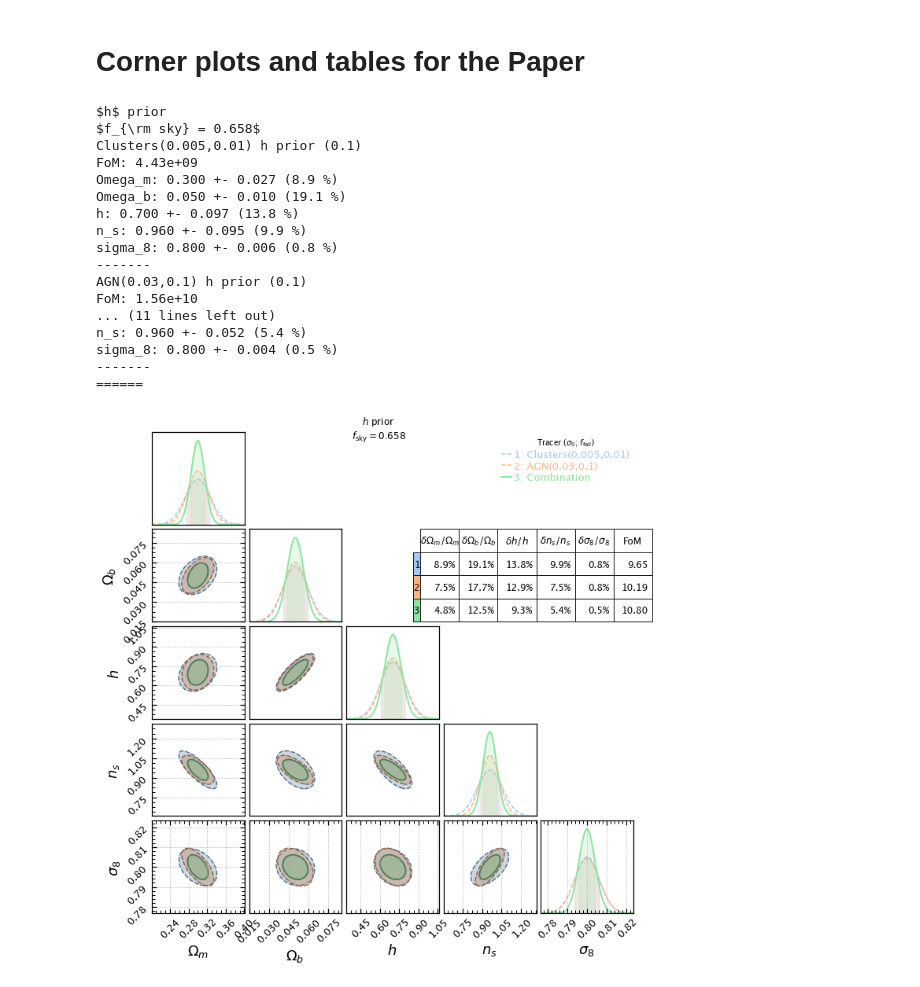
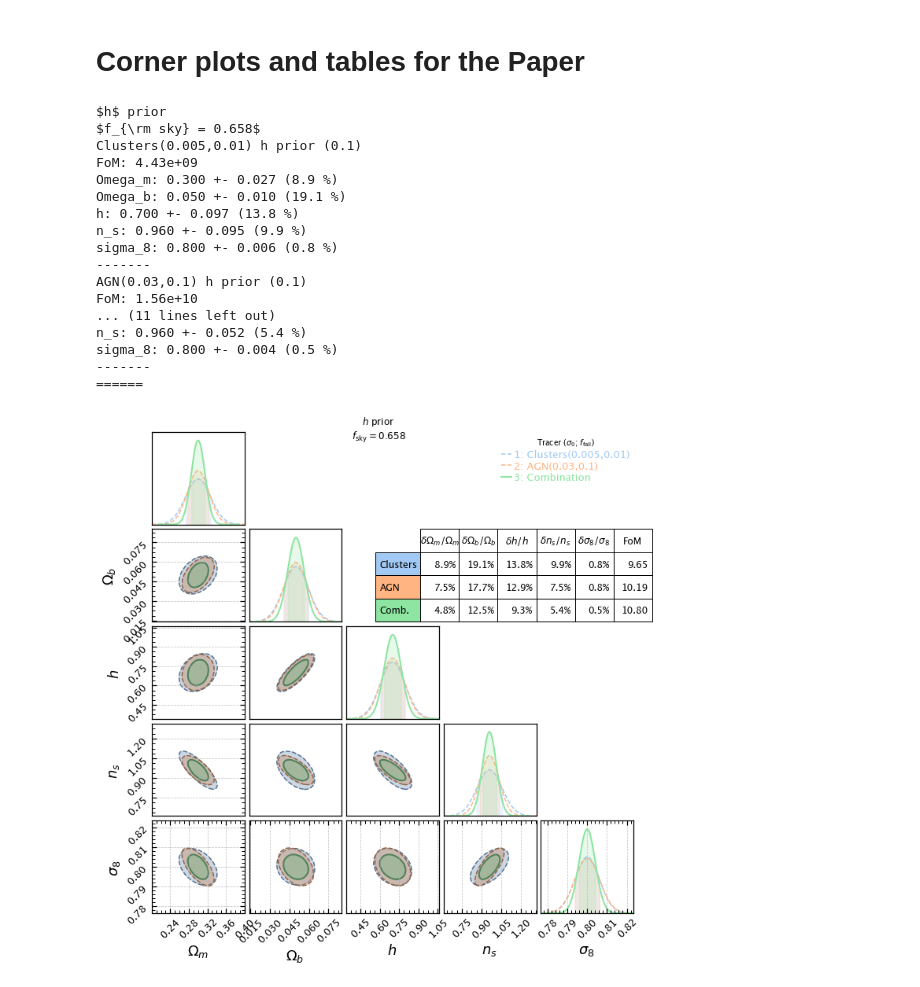
Before and after one commit to SergeiDBykov/forecast_clustering, a Jupyter notebook: notebooks/fisher_forecast/cosmo-photoz/3_cosmo_fisher_plots.ipynb, the cells around one changed output. Saved outputs shown, nothing was run; the diff lists cells and outputs as text; code cells hidden in the pictures.

```diff
--- a/notebooks/fisher_forecast/cosmo-photoz/3_cosmo_fisher_plots.ipynb
+++ b/notebooks/fisher_forecast/cosmo-photoz/3_cosmo_fisher_plots.ipynb
@@ -194,25 +194,27 @@ sigma_8: 0.800 +- 0.004 (0.5 %)
 # %% [markdown]
 # Corner plots and tables for the Paper
 # %%
+from scripts.forecast import compare_fisher_matrices
+
 fig, table = compare_fisher_matrices([Fa:=Fs[optimistic_clu_id][0].add_prior_by_idx(2, 0.1), Fb:=Fs[optimistic_agn_id][1].add_prior_by_idx(2, 0.1), Fa+Fb], title = '$h$ prior', filename = f'{path2plots}/cosmo_forecast/fisher_matr_optimistic_prior.png', fsky = 0.658, factor = 1,
-names_list=['Clusters(0.005,0.01)','AGN(0.03,0.1)', 'Combination'],
+names_list=['Clusters(0.005,0.01)','AGN(0.03,0.1)', 'Combination'], table_row_labels = ['Clusters', 'AGN', 'Comb.'],
 **corner_plot_args)
 # %% [output]
 $h$ prior
 $f_{\rm sky} = 0.658$
 Clusters(0.005,0.01) h prior (0.1)
 FoM: 4.43e+09
 Omega_m: 0.300 +- 0.027 (8.9 %)
 Omega_b: 0.050 +- 0.010 (19.1 %)
 h: 0.700 +- 0.097 (13.8 %)
 n_s: 0.960 +- 0.095 (9.9 %)
 sigma_8: 0.800 +- 0.006 (0.8 %)
 -------
 AGN(0.03,0.1) h prior (0.1)
 FoM: 1.56e+10
 ... (11 lines left out)
 n_s: 0.960 +- 0.052 (5.4 %)
 sigma_8: 0.800 +- 0.004 (0.5 %)
 -------
 ======
-[figure, old version]
+[figure, new version]
```
Also changed, not shown: parts of 1 cell of this notebook, 24 other files.
